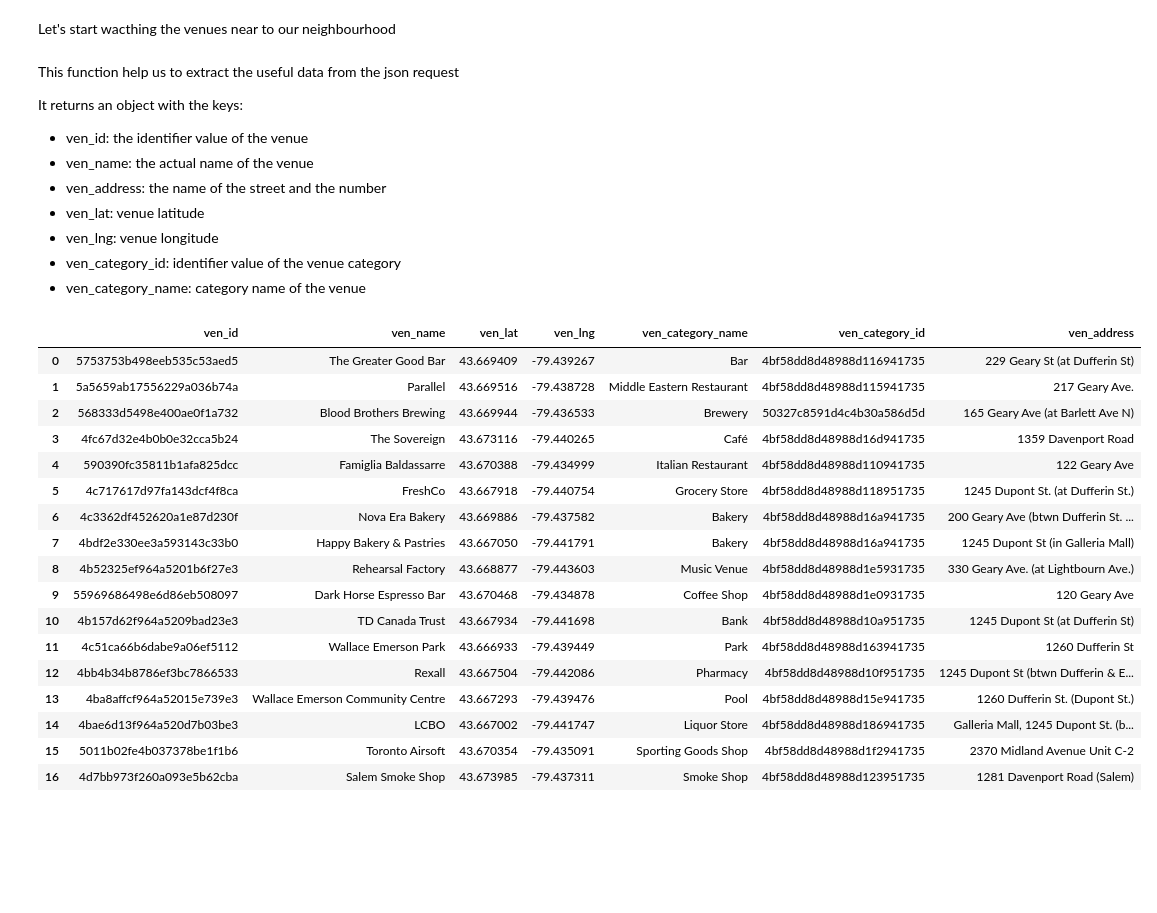
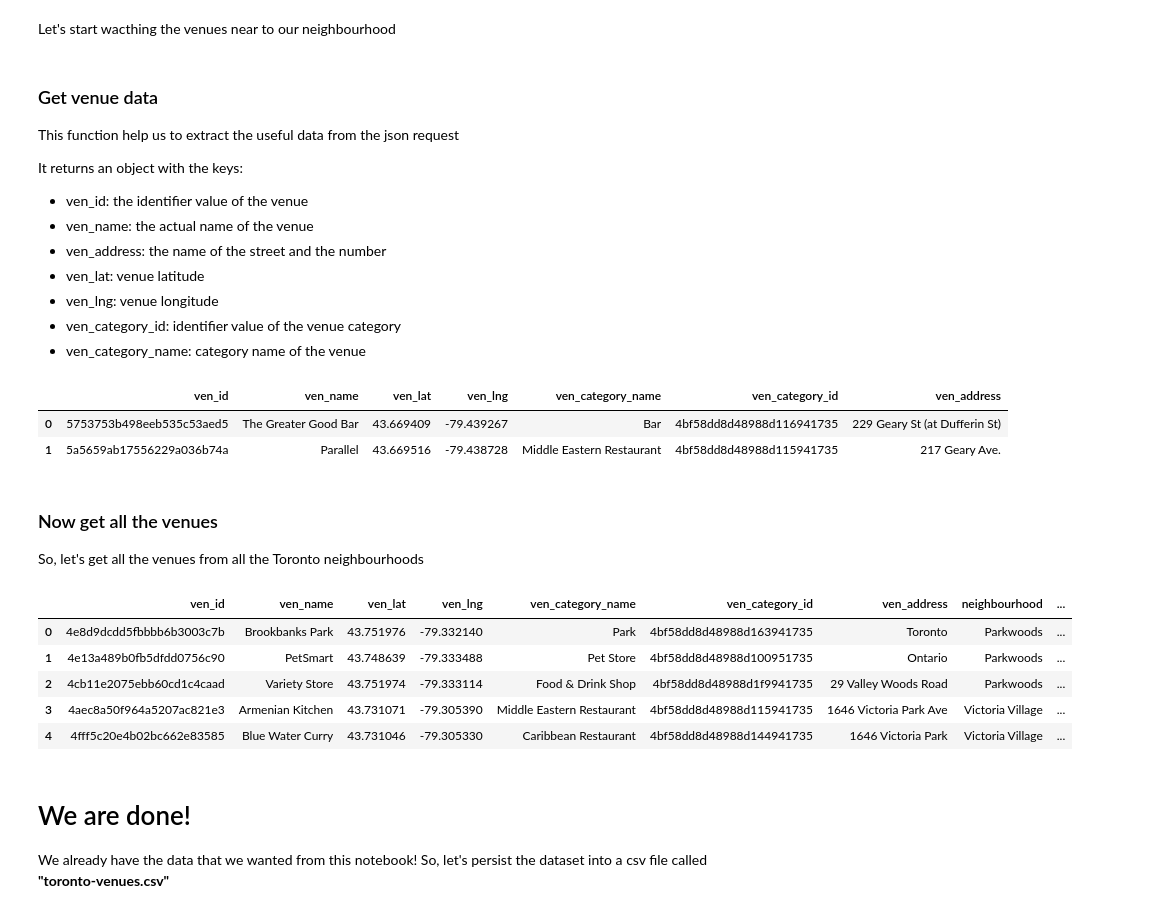
Before and after one commit to ftarantuviez/Toronto-Neighbourhood-Battle, a Jupyter notebook: project_toronto/ETL_notebooks/extract-venues.ipynb, the cells around one changed output. Drawn from its saved outputs; the diff is of its cells as text; code cells hidden in the pictures; blank space fills up the shorter version.

Commit message:
feat: finish extracting data from forsquare (venues data)

```diff
--- a/project_toronto/ETL_notebooks/extract-venues.ipynb
+++ b/project_toronto/ETL_notebooks/extract-venues.ipynb
@@ -251,6 +251,8 @@ actual_neighbourhood_venues_url = 'https://api.foursquare.com/v2/venues/explore?
 # %%
 actual_neighbourhood_venues = requests.get(actual_neighbourhood_venues_url).json()
 # %% [markdown]
+### Get venue data
+
 This function help us to extract the useful data from the json request
 
 It returns an object with the keys:
@@ -284,23 +286,12 @@ venues = []
 for venue in actual_neighbourhood_venues["response"]["groups"][0]["items"]:
     venues.append(get_venue_data(venue["venue"]))
 # %%
-pd.DataFrame(venues)
+pd.DataFrame(venues).head(2)
 # %% [output]
 |  | ven_id | ven_name | ven_lat | ven_lng | ven_category_name | ven_category_id | ven_address |
 | 0 | 5753753b498eeb535c53aed5 | The Greater Good Bar | 43.669409 | -79.439267 | Bar | 4bf58dd8d48988d116941735 | 229 Geary St (at Dufferin St) |
 | 1 | 5a5659ab17556229a036b74a | Parallel | 43.669516 | -79.438728 | Middle Eastern Restaurant | 4bf58dd8d48988d115941735 | 217 Geary Ave. |
-| 2 | 568333d5498e400ae0f1a732 | Blood Brothers Brewing | 43.669944 | -79.436533 | Brewery | 50327c8591d4c4b30a586d5d | 165 Geary Ave (at Barlett Ave N) |
-| 3 | 4fc67d32e4b0b0e32cca5b24 | The Sovereign | 43.673116 | -79.440265 | Café | 4bf58dd8d48988d16d941735 | 1359 Davenport Road |
-| 4 | 590390fc35811b1afa825dcc | Famiglia Baldassarre | 43.670388 | -79.434999 | Italian Restaurant | 4bf58dd8d48988d110941735 | 122 Geary Ave |
-| 5 | 4c717617d97fa143dcf4f8ca | FreshCo | 43.667918 | -79.440754 | Grocery Store | 4bf58dd8d48988d118951735 | 1245 Dupont St. (at Dufferin St.) |
-| 6 | 4c3362df452620a1e87d230f | Nova Era Bakery | 43.669886 | -79.437582 | Bakery | 4bf58dd8d48988d16a941735 | 200 Geary Ave (btwn Dufferin St. ... |
-| 7 | 4bdf2e330ee3a593143c33b0 | Happy Bakery & Pastries | 43.667050 | -79.441791 | Bakery | 4bf58dd8d48988d16a941735 | 1245 Dupont St (in Galleria Mall) |
-| 8 | 4b52325ef964a5201b6f27e3 | Rehearsal Factory | 43.668877 | -79.443603 | Music Venue | 4bf58dd8d48988d1e5931735 | 330 Geary Ave. (at Lightbourn Ave.) |
-| 9 | 55969686498e6d86eb508097 | Dark Horse Espresso Bar | 43.670468 | -79.434878 | Coffee Shop | 4bf58dd8d48988d1e0931735 | 120 Geary Ave |
-| 10 | 4b157d62f964a5209bad23e3 | TD Canada Trust | 43.667934 | -79.441698 | Bank | 4bf58dd8d48988d10a951735 | 1245 Dupont St (at Dufferin St) |
-| 11 | 4c51ca66b6dabe9a06ef5112 | Wallace Emerson Park | 43.666933 | -79.439449 | Park | 4bf58dd8d48988d163941735 | 1260 Dufferin St |
-| 12 | 4bb4b34b8786ef3bc7866533 | Rexall | 43.667504 | -79.442086 | Pharmacy | 4bf58dd8d48988d10f951735 | 1245 Dupont St (btwn Dufferin & E... |
-| 13 | 4ba8affcf964a52015e739e3 | Wallace Emerson Community Centre | 43.667293 | -79.439476 | Pool | 4bf58dd8d48988d15e941735 | 1260 Dufferin St. (Dupont St.) |
-| 14 | 4bae6d13f964a520d7b03be3 | LCBO | 43.667002 | -79.441747 | Liquor Store | 4bf58dd8d48988d186941735 | Galleria Mall, 1245 Dupont St. (b... |
-| 15 | 5011b02fe4b037378be1f1b6 | Toronto Airsoft | 43.670354 | -79.435091 | Sporting Goods Shop | 4bf58dd8d48988d1f2941735 | 2370 Midland Avenue Unit C-2 |
-| 16 | 4d7bb973f260a093e5b62cba | Salem Smoke Shop | 43.673985 | -79.437311 | Smoke Shop | 4bf58dd8d48988d123951735 | 1281 Davenport Road (Salem) |
+# %% [markdown]
+### Now get all the venues
+
+So, let's get all the venues from all the Toronto neighbourhoods
@@ -306,0 +329,13 @@ pd.DataFrame(venues)
+# %%
+neigh_venues_df.head(5)
+# %% [output]
+|  | ven_id | ven_name | ven_lat | ven_lng | ven_category_name | ven_category_id | ven_address | neighbourhood | ... |
+| 0 | 4e8d9dcdd5fbbbb6b3003c7b | Brookbanks Park | 43.751976 | -79.332140 | Park | 4bf58dd8d48988d163941735 | Toronto | Parkwoods | ... |
+| 1 | 4e13a489b0fb5dfdd0756c90 | PetSmart | 43.748639 | -79.333488 | Pet Store | 4bf58dd8d48988d100951735 | Ontario | Parkwoods | ... |
+| 2 | 4cb11e2075ebb60cd1c4caad | Variety Store | 43.751974 | -79.333114 | Food & Drink Shop | 4bf58dd8d48988d1f9941735 | 29 Valley Woods Road | Parkwoods | ... |
+| 3 | 4aec8a50f964a5207ac821e3 | Armenian Kitchen | 43.731071 | -79.305390 | Middle Eastern Restaurant | 4bf58dd8d48988d115941735 | 1646 Victoria Park Ave | Victoria Village | ... |
+| 4 | 4fff5c20e4b02bc662e83585 | Blue Water Curry | 43.731046 | -79.305330 | Caribbean Restaurant | 4bf58dd8d48988d144941735 | 1646 Victoria Park | Victoria Village | ... |
+# %% [markdown]
+# We are done!
+
+We already have the data that we wanted from this notebook! So, let's persist the dataset into a csv file called **"toronto-venues.csv"**
```
Also changed, not shown: parts of 3 cells of this notebook, 4 other files.
